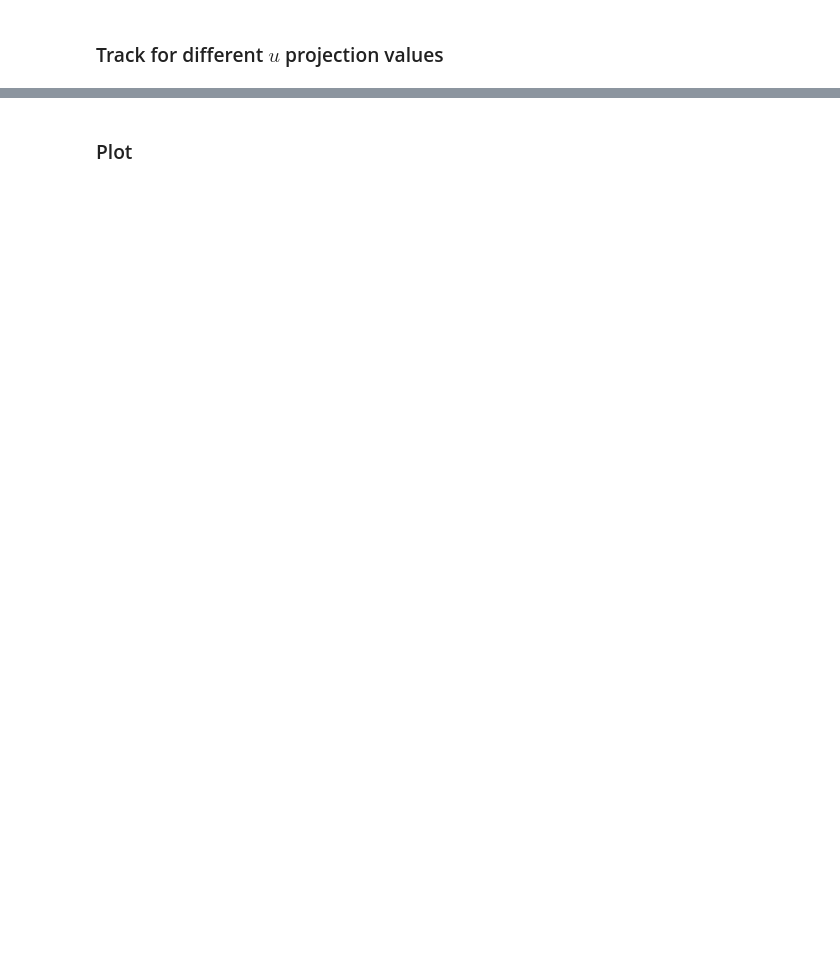
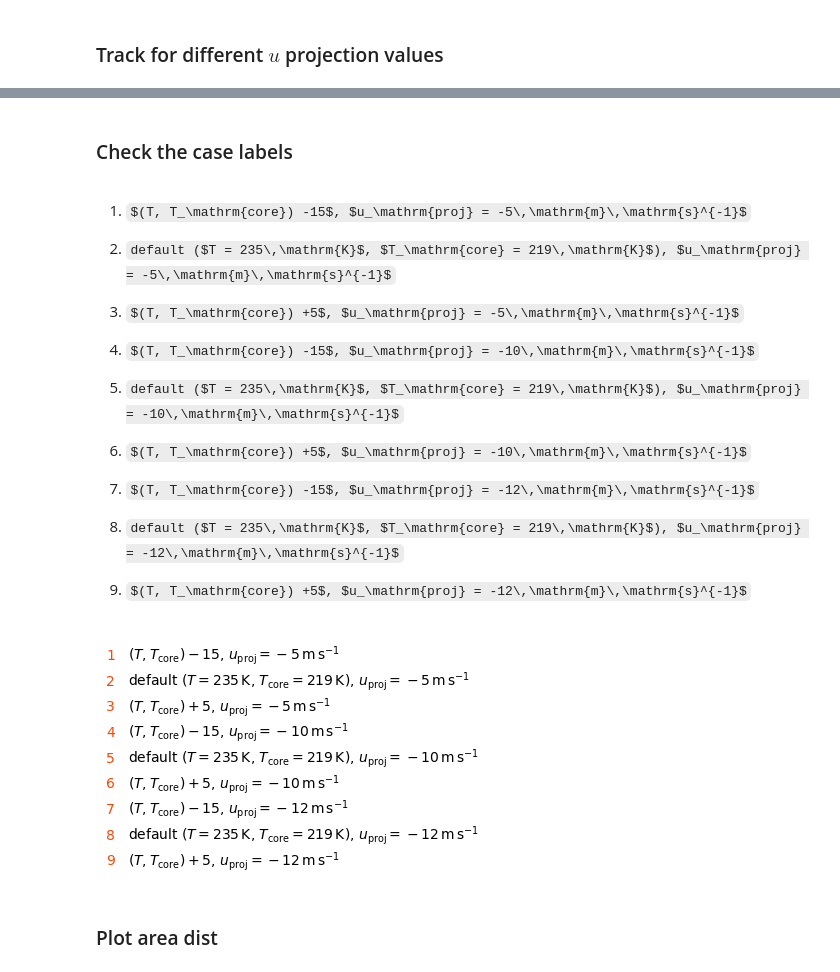
Before and after one commit to knubez/TAMS, a Jupyter notebook: docs/examples/tracking-options.ipynb, the cells around one changed output, grey strips where cells are left out. Cells and saved outputs as stored; diff of their text form; code cells hidden in the pictures; blank space fills up the shorter version.

```diff
--- a/docs/examples/tracking-options.ipynb
+++ b/docs/examples/tracking-options.ipynb
@@ -150,8 +188,11 @@ for delta in [-15, 0, 5]:
     else:
         s_delta = str(delta) if delta <= 0 else f"+{delta}"
         key = rf"$(T, T_\mathrm{{core}}) {s_delta}$"
-    ces = tams.identify(ctt, parallel=True,
-        ctt_threshold=thresh + delta, ctt_core_threshold=thresh_core + delta)[0]
+    ces = tams.identify(ctt,
+        parallel=True,
+        ctt_threshold=thresh + delta,
+        ctt_core_threshold=thresh_core + delta,
+    )[0]
 
     assert len(ces) == ds.dims["time"]
 
@@ -163,7 +204,8 @@ for delta in [-15, 0, 5]:
         return ce
 
     ces_ = Parallel(n_jobs=-2, verbose=10)(
-        delayed(fun)(ds.isel(time=i).copy(deep=False), ce.copy()) for i, ce in enumerate(ces)
+        delayed(fun)(ds.isel(time=i).copy(deep=False), ce.copy())
+        for i, ce in enumerate(ces)
     )
     cases_ces[key] = ces_
 
@@ -191,9 +257,39 @@ for proj in projs:
+# %% [markdown]
+### Check the case labels
 # %%
+fig, ax = plt.subplots(figsize=(4, 3))
+
+ax.axis("off")
+
 lines = []
 for i, k in enumerate(cases):
-    lines.append(f"{i+1}. {k} &nbsp;&nbsp; `{k}`")
+    lines.append(f"{i+1}. `{k}`")
+    y = len(cases) - i - 0.5
+    ax.text(0, y, i + 1, va="center", ha="left", color="orangered")
+    ax.text(0.07, y, k, va="center", ha="left")
+
+ax.set_ylim(ymax=len(cases))
 
 display(Markdown("\n\n".join(lines)))
+# %% [output]
+1. `$(T, T_\mathrm{core}) -15$, $u_\mathrm{proj} = -5\,\mathrm{m}\,\mathrm{s}^{-1}$`
+
+2. `default ($T = 235\,\mathrm{K}$, $T_\mathrm{core} = 219\,\mathrm{K}$), $u_\mathrm{proj} = -5\,\mathrm{m}\,\mathrm{s}^{-1}$`
+
+3. `$(T, T_\mathrm{core}) +5$, $u_\mathrm{proj} = -5\,\mathrm{m}\,\mathrm{s}^{-1}$`
+
+4. `$(T, T_\mathrm{core}) -15$, $u_\mathrm{proj} = -10\,\mathrm{m}\,\mathrm{s}^{-1}$`
+
+5. `default ($T = 235\,\mathrm{K}$, $T_\mathrm{core} = 219\,\mathrm{K}$), $u_\mathrm{proj} = -10\,\mathrm{m}\,\mathrm{s}^{-1}$`
+
+6. `$(T, T_\mathrm{core}) +5$, $u_\mathrm{proj} = -10\,\mathrm{m}\,\mathrm{s}^{-1}$`
+
+7. `$(T, T_\mathrm{core}) -15$, $u_\mathrm{proj} = -12\,\mathrm{m}\,\mathrm{s}^{-1}$`
+
+8. `default ($T = 235\,\mathrm{K}$, $T_\mathrm{core} = 219\,\mathrm{K}$), $u_\mathrm{proj} = -12\,\mathrm{m}\,\mathrm{s}^{-1}$`
+
+9. `$(T, T_\mathrm{core}) +5$, $u_\mathrm{proj} = -12\,\mathrm{m}\,\mathrm{s}^{-1}$`
+[figure, added]
 # %% [markdown]
-### Plot
+### Plot area dist
 # %%
```
Also changed, not shown: parts of 18 cells of this notebook, 3 other files.
